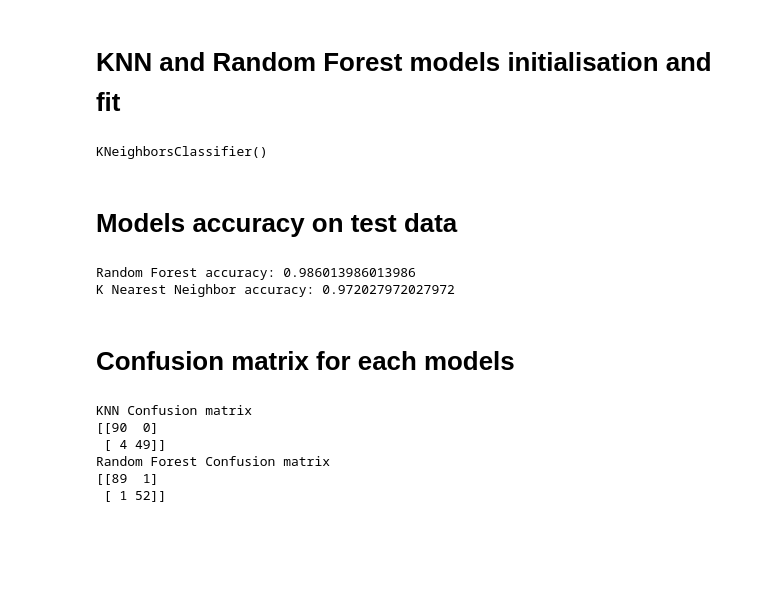
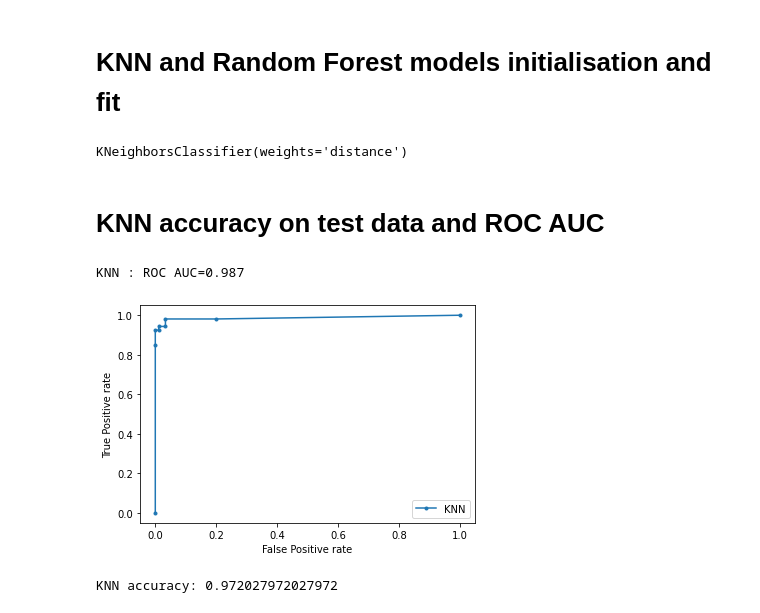
Before and after one commit to TanguyMrtn/Machine-Learning-Wisconsin-Breast-Cancer-Dataset, a Jupyter notebook: Project.ipynb, the cells around one changed output. Saved outputs shown, nothing was run; the diff lists cells and outputs as text; code cells hidden in the pictures; blank space fills up the shorter version.

```diff
--- a/Project.ipynb
+++ b/Project.ipynb
@@ -218,46 +234,28 @@ X_train, X_test, Y_train, Y_test = train_test_split(X, Y, test_size = 0.25, rand
 # %% [markdown]
 # KNN and Random Forest models initialisation and fit
 # %%
-from sklearn.ensemble import RandomForestClassifier
 random_forest = RandomForestClassifier(n_estimators = 10, criterion = 'entropy', random_state = 0)
 random_forest.fit(X_train, Y_train)
 
-from sklearn.neighbors import KNeighborsClassifier
-knn = KNeighborsClassifier(n_neighbors = 5, metric = 'minkowski', p = 2)
+knn = KNeighborsClassifier(n_neighbors = 5, metric = 'minkowski', p = 2, weights='distance')
 knn.fit(X_train, Y_train)
 # %% [output]
-KNeighborsClassifier()
+KNeighborsClassifier(weights='distance')
 # %% [markdown]
-# Models accuracy on test data
+# KNN accuracy on test data and ROC AUC
-# %%
-print('Random Forest accuracy:', random_forest.score(X_test, Y_test))
-print('K Nearest Neighbor accuracy:', knn.score(X_test, Y_test))
-# %% [output]
-Random Forest accuracy: 0.986013986013986
-K Nearest Neighbor accuracy: 0.972027972027972
-# %% [markdown]
-# Confusion matrix for each models
-# %%
-from sklearn.metrics import confusion_matrix
-cm = confusion_matrix(Y_test, knn.predict(X_test))
-TN = cm[0][0]
-TP = cm[1][1]
-FN = cm[1][0]
-FP = cm[0][1]
-print('KNN Confusion matrix')
-print(cm)
-
-cm = confusion_matrix(Y_test, random_forest.predict(X_test))
-TN = cm[0][0]
-TP = cm[1][1]
-FN = cm[1][0]
-FP = cm[0][1]
-print('Random Forest Confusion matrix')
-print(cm)
-# %% [output]
-KNN Confusion matrix
-[[90  0]
- [ 4 49]]
-Random Forest Confusion matrix
-[[89  1]
- [ 1 52]]
+# %%
+knn_prediction = knn.predict_proba(X_test)
+knn_prediction = knn_prediction[:, 1]
+knn_auc = roc_auc_score(Y_test, knn_prediction)
+print('KNN : ROC AUC=%.3f' % (knn_auc))
+knn_fpr, knn_tpr, __noNeed = roc_curve(Y_test, knn_prediction)
+plt.plot(knn_fpr, knn_tpr, marker='.', label='KNN')
+plt.xlabel('False Positive rate')
+plt.ylabel('True Positive rate')
+plt.legend()
+plt.show()
+print('KNN accuracy:', knn.score(X_test, Y_test))
+# %% [output]
+KNN : ROC AUC=0.987
+[figure, added]
+KNN accuracy: 0.972027972027972
```
Also changed, not shown: parts of 14 cells of this notebook.
